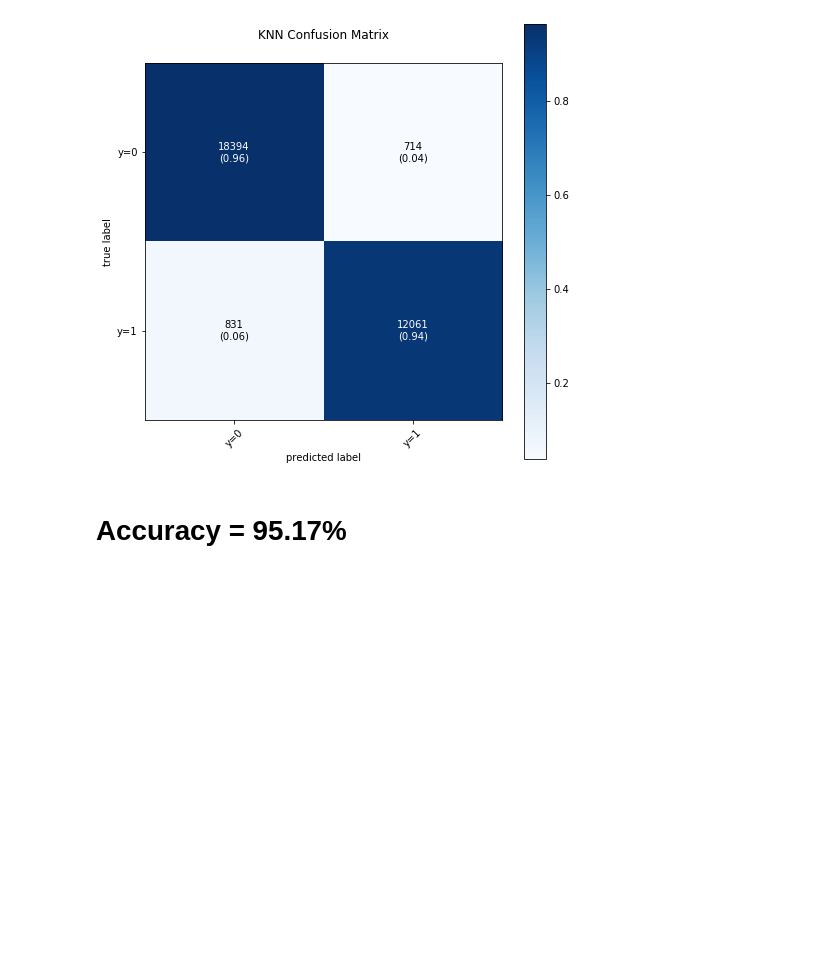
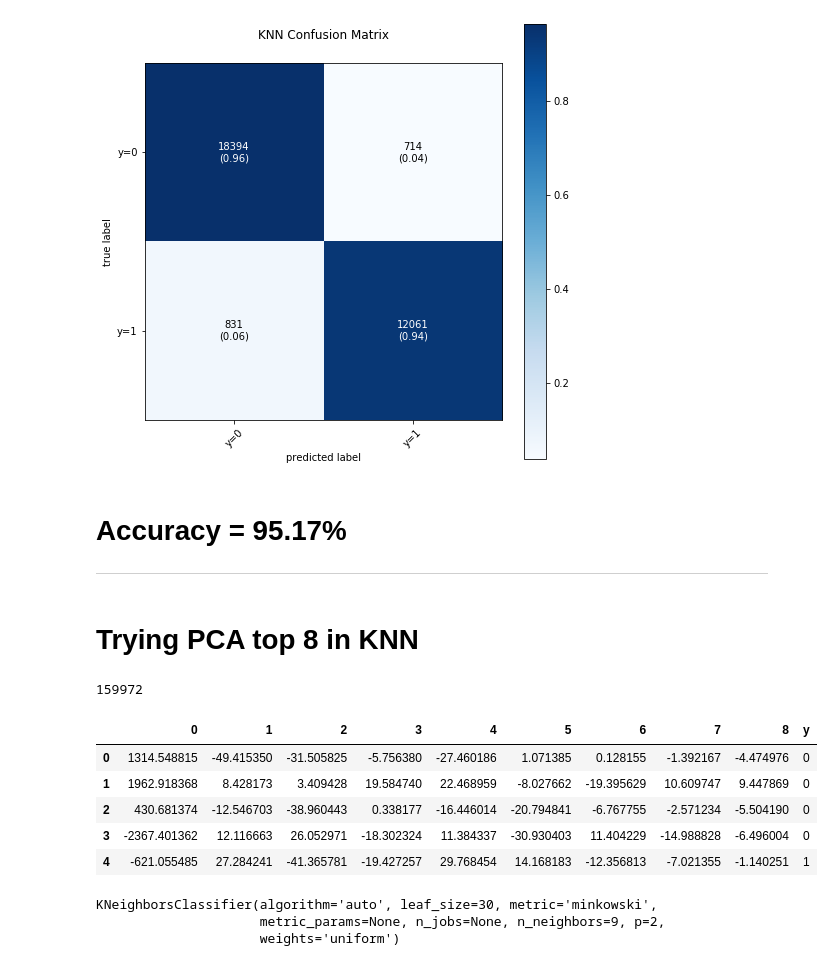
Before and after one commit to anhainguyen82/7333_QTW, a Jupyter notebook: Case_Study_15/JP_KNN_CS_15.ipynb, the cells around one changed output. Saved outputs shown, nothing was run; the diff lists cells and outputs as text; code cells hidden in the pictures; blank space fills up the shorter version.

```diff
--- a/Case_Study_15/JP_KNN_CS_15.ipynb
+++ b/Case_Study_15/JP_KNN_CS_15.ipynb
@@ -311,3 +311,22 @@ plt.show()
 [figure]
 # %% [markdown]
 # Accuracy = 95.17%
+<hr>
+# %% [markdown]
+# Trying PCA top 8 in KNN
+# %%
+# Read in CSV
+df = pd.read_csv("pca_df.csv")
+print(len(df))
+# %% [output]
+159972
+# %%
+PCAdf=df[['0', '1', '2', '3', '4', '5', '6', '7', '8', 'y']]
+PCAdf.head()
+# %% [output]
+|  | 0 | 1 | 2 | 3 | 4 | 5 | 6 | 7 | 8 | y |
+| 0 | 1314.548815 | -49.415350 | -31.505825 | -5.756380 | -27.460186 | 1.071385 | 0.128155 | -1.392167 | -4.474976 | 0 |
+| 1 | 1962.918368 | 8.428173 | 3.409428 | 19.584740 | 22.468959 | -8.027662 | -19.395629 | 10.609747 | 9.447869 | 0 |
+| 2 | 430.681374 | -12.546703 | -38.960443 | 0.338177 | -16.446014 | -20.794841 | -6.767755 | -2.571234 | -5.504190 | 0 |
+| 3 | -2367.401362 | 12.116663 | 26.052971 | -18.302324 | 11.384337 | -30.930403 | 11.404229 | -14.988828 | -6.496004 | 0 |
+| 4 | -621.055485 | 27.284241 | -41.365781 | -19.427257 | 29.768454 | 14.168183 | -12.356813 | -7.021355 | -1.140251 | 1 |
@@ -313,0 +350,8 @@ plt.show()
+# %%
+#Training and Predictions
+classifier = KNeighborsClassifier(n_neighbors=9)
+classifier.fit(x_train, y_train)
+# %% [output]
+KNeighborsClassifier(algorithm='auto', leaf_size=30, metric='minkowski',
+                     metric_params=None, n_jobs=None, n_neighbors=9, p=2,
+                     weights='uniform')
```
Also changed, not shown: parts of 6 cells of this notebook, 5 other files.
